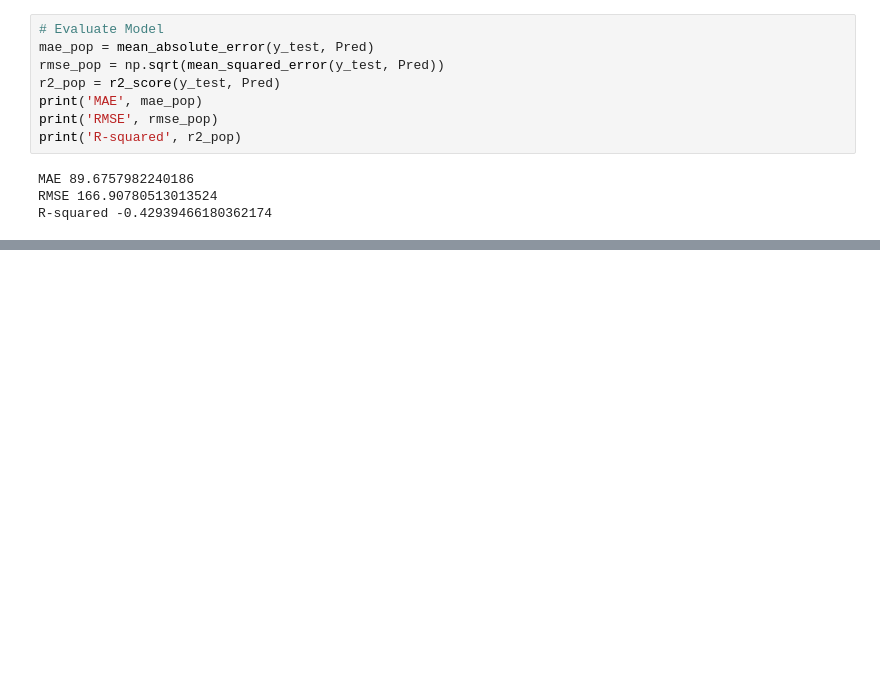
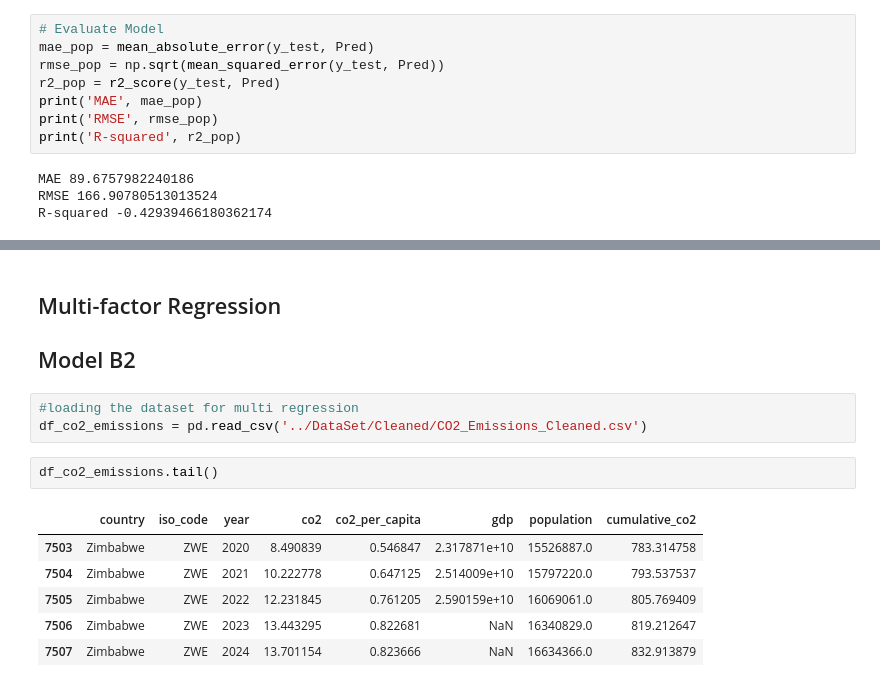
Before and after one commit to funmiafola/Global-Co2-Emissions-Responsibility, a Jupyter notebook: jupyter_notebooks/Hypothesis_and_modelling.ipynb, the cells around one changed output, grey strips where cells are left out. Drawn from its saved outputs; the diff is of its cells as text; blank space fills up the shorter version.

```diff
--- a/jupyter_notebooks/Hypothesis_and_modelling.ipynb
+++ b/jupyter_notebooks/Hypothesis_and_modelling.ipynb
@@ -360,0 +372,15 @@ R-squared -0.42939466180362174
+# %% [markdown]
+## Multi-factor Regression
+## Model B2
+# %%
+#loading the dataset for multi regression
+df_co2_emissions = pd.read_csv('../DataSet/Cleaned/CO2_Emissions_Cleaned.csv')
+# %%
+df_co2_emissions.tail()
+# %% [output]
+|  | country | iso_code | year | co2 | co2_per_capita | gdp | population | cumulative_co2 |
+| 7503 | Zimbabwe | ZWE | 2020 | 8.490839 | 0.546847 | 2.317871e+10 | 15526887.0 | 783.314758 |
+| 7504 | Zimbabwe | ZWE | 2021 | 10.222778 | 0.647125 | 2.514009e+10 | 15797220.0 | 793.537537 |
+| 7505 | Zimbabwe | ZWE | 2022 | 12.231845 | 0.761205 | 2.590159e+10 | 16069061.0 | 805.769409 |
+| 7506 | Zimbabwe | ZWE | 2023 | 13.443295 | 0.822681 | NaN | 16340829.0 | 819.212647 |
+| 7507 | Zimbabwe | ZWE | 2024 | 13.701154 | 0.823666 | NaN | 16634366.0 | 832.913879 |
```
Also changed, not shown: parts of 8 cells of this notebook.
